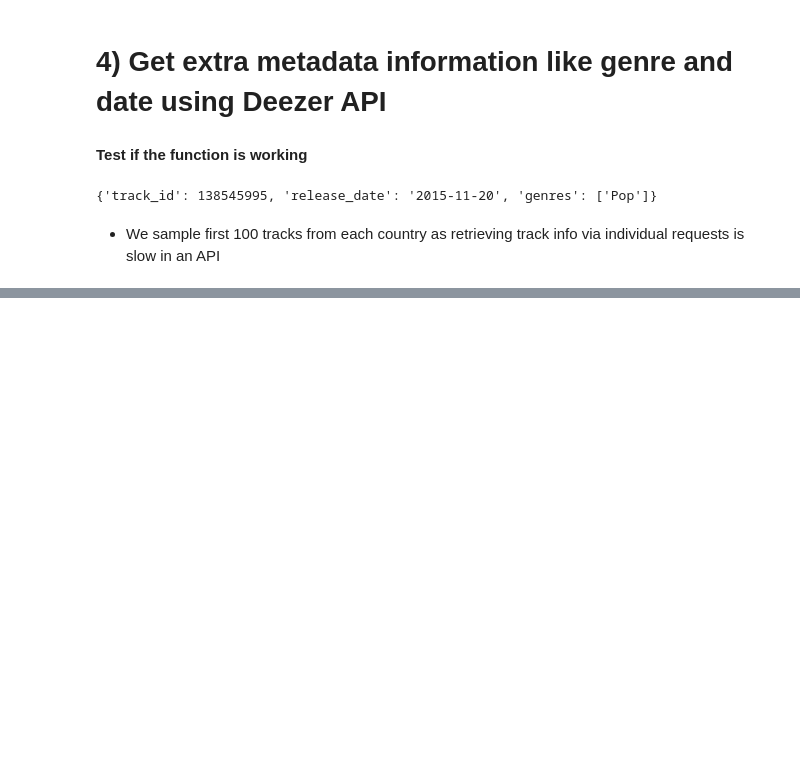
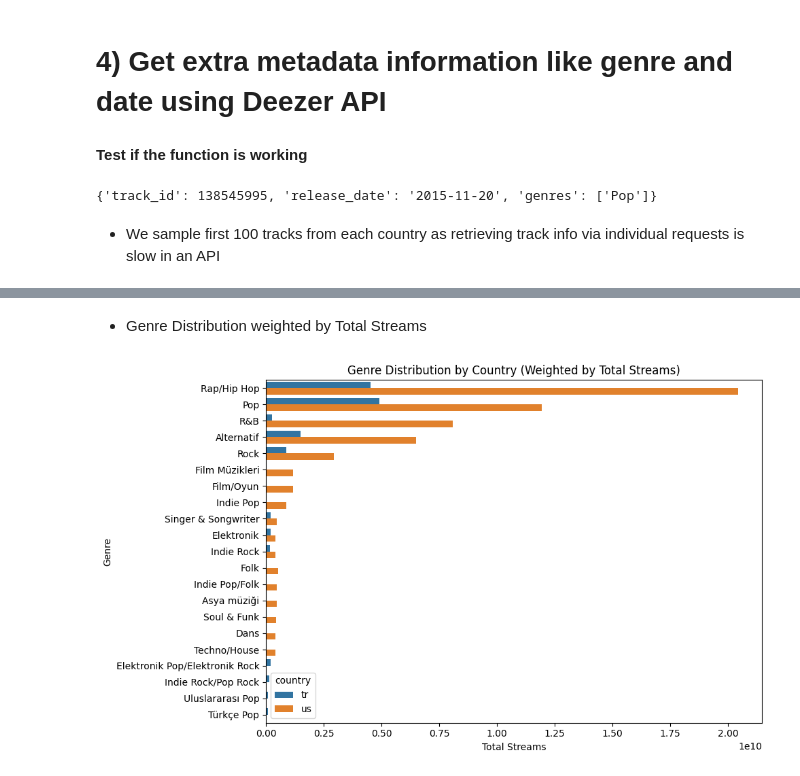
Before and after one commit to recepgul82/music-digital-methods, a Jupyter notebook: weeks/week02.ipynb, the cells around one changed output, grey strips where cells are left out. Saved outputs shown, nothing was run; the diff lists cells and outputs as text; code cells hidden in the pictures; blank space fills up the shorter version.

```diff
--- a/weeks/week02.ipynb
+++ b/weeks/week02.ipynb
@@ -494,0 +565,34 @@ plt.show()
+# %% [markdown]
+- Genre Distribution weighted by Total Streams
+# %%
+genre_total = (
+    df.groupby(["deezer_genres", "country"])["total"]
+      .sum()
+      .reset_index()
+)
+
+order_total = (
+    genre_total.groupby("deezer_genres")["total"]
+               .sum()
+               .sort_values(ascending=False)
+               .index
+)
+
+plt.figure(figsize=(10, 6))
+
+sns.barplot(
+    data=genre_total,
+    y="deezer_genres",
+    x="total",
+    hue="country",
+    order=order_total
+)
+
+plt.title("Genre Distribution by Country (Weighted by Total Streams)")
+plt.xlabel("Total Streams")
+plt.ylabel("Genre")
+
+plt.tight_layout()
+plt.show()
+# %% [output]
+[figure, added]
```
Also changed, not shown: parts of 9 cells of this notebook, 1 other file.
